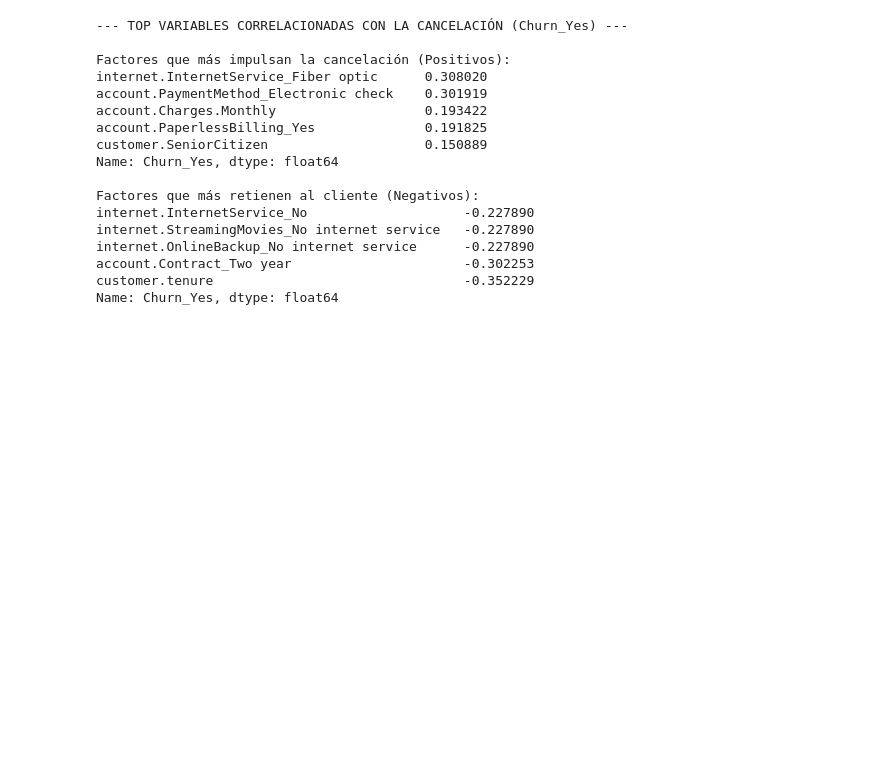
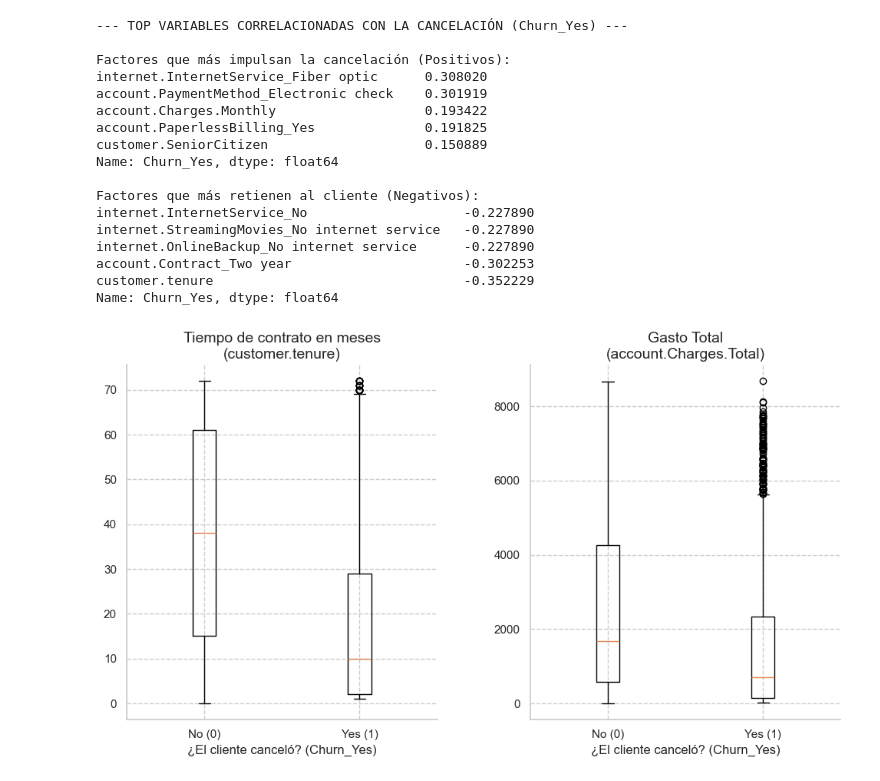
Before and after one commit to Felipe-Ahumada/Challenge_Telecom_X_ll, a Jupyter notebook: challenge_telecom_x.ipynb, the cells around one changed output. Saved outputs shown, nothing was run; the diff lists cells and outputs as text; code cells hidden in the pictures; blank space fills up the shorter version.

Commit message:
Se analizó el boxplot

```diff
--- a/challenge_telecom_x.ipynb
+++ b/challenge_telecom_x.ipynb
@@ -374,3 +374,28 @@ internet.OnlineBackup_No internet service      -0.227890
 account.Contract_Two year                      -0.302253
 customer.tenure                                -0.352229
 Name: Churn_Yes, dtype: float64
+# %%
+sns.set_theme(style='whitegrid')
+
+fig, axs = plt.subplots(1, 2, figsize=(12, 6))
+fig.subplots_adjust(wspace=0.3)
+
+# Filtramos los datos usando Churn_Yes
+churn_no = datos_codificados[datos_codificados['Churn_Yes'] == 0]
+churn_yes = datos_codificados[datos_codificados['Churn_Yes'] == 1]
+
+variables = ['customer.tenure', 'account.Charges.Total']
+titulos = ['Tiempo de contrato en meses\n(customer.tenure)', 'Gasto Total\n(account.Charges.Total)']
+
+for i, col in enumerate(variables):
+    # Utilizamos el plt.boxplot estándar como en tus apuntes
+    axs[i].boxplot([churn_no[col], churn_yes[col]], labels=['No (0)', 'Yes (1)'])
+    axs[i].set_title(titulos[i], loc='center', fontsize=14)
+    axs[i].set_xlabel('¿El cliente canceló? (Churn_Yes)', fontsize=12)
+    axs[i].grid(linestyle='--')
+
+sns.despine()
+
+plt.show()
+# %% [output]
+[figure, added]
```
